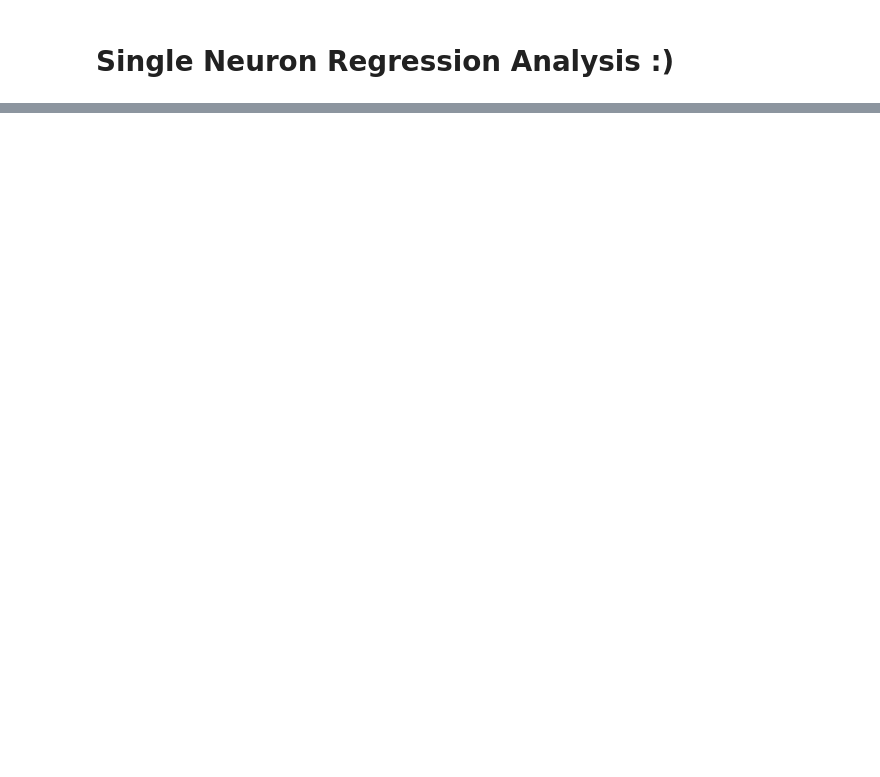
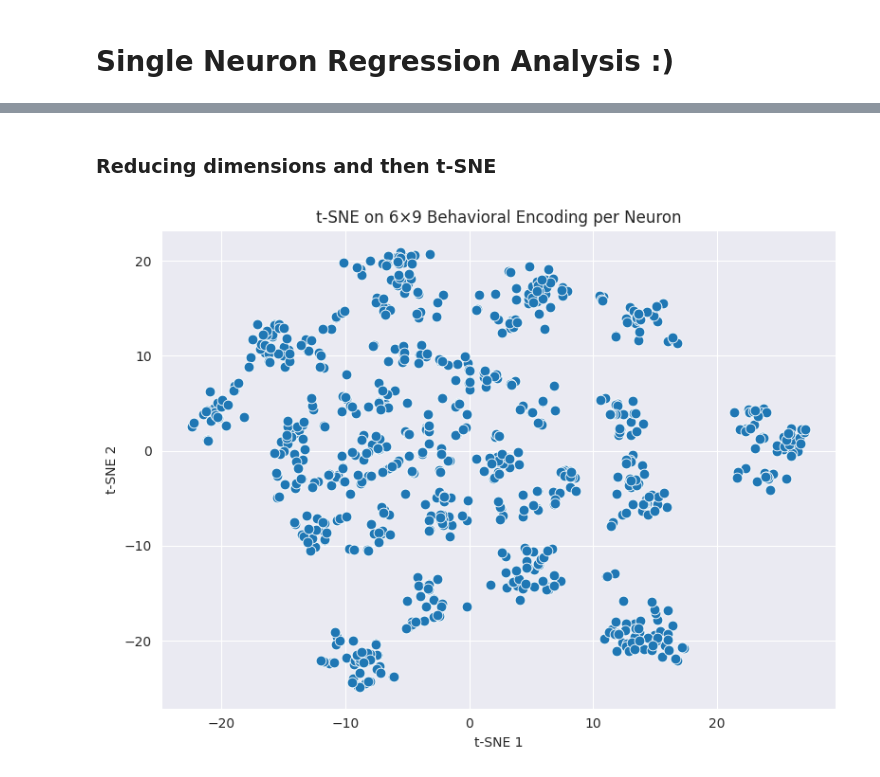
Before and after one commit to EdConnorLab/Julie, a Jupyter notebook: notebooks/single_neuron_regression_analysis.ipynb, the cells around one changed output, grey strips where cells are left out. Saved outputs shown, nothing was run; the diff lists cells and outputs as text; code cells hidden in the pictures; blank space fills up the shorter version.

```diff
--- a/notebooks/single_neuron_regression_analysis.ipynb
+++ b/notebooks/single_neuron_regression_analysis.ipynb
@@ -20,0 +100,19 @@ significant_results = significant_results[significant_results['p_value'] < 0.05]
+# %% [markdown]
+### Reducing dimensions and then t-SNE
+# %%
+ # now, reduce the dimensions to 20 and then do t-sne
+pca = PCA(n_components=25, random_state=42)
+pca_reduced = pca.fit_transform(scaled_data)
+
+# 2. t-SNE on PCA-reduced data
+tsne = TSNE(n_components=2, perplexity=50, random_state=42, init='pca')
+tsne_coords = tsne.fit_transform(pca_reduced)
+plt.figure(figsize=(8, 6))
+sns.scatterplot(x=tsne_coords[:, 0], y=tsne_coords[:, 1], s=60)
+plt.title("t-SNE on 6×9 Behavioral Encoding per Neuron")
+plt.xlabel("t-SNE 1")
+plt.ylabel("t-SNE 2")
+plt.tight_layout()
+plt.show()
+# %% [output]
+[figure, added]
```
Also changed, not shown: parts of 14 cells of this notebook, 1 other file.
